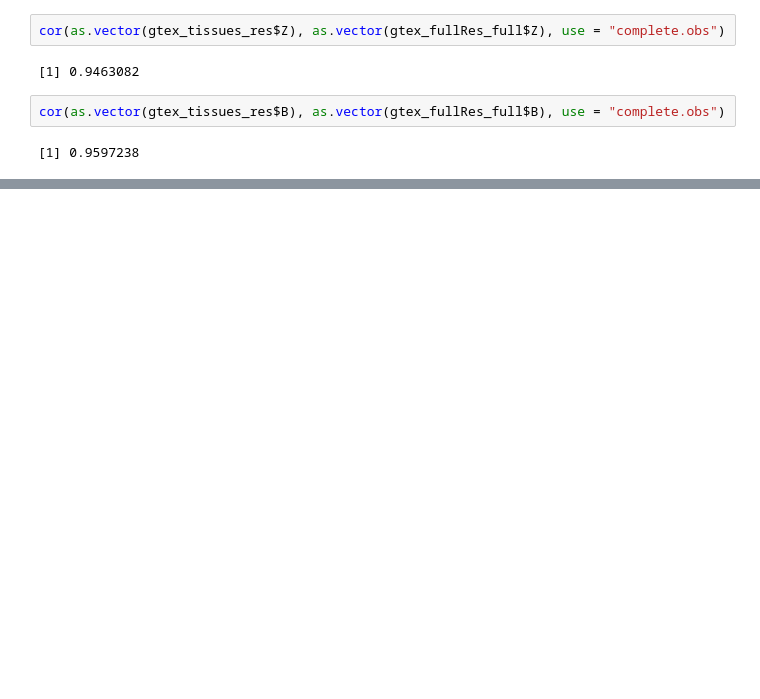
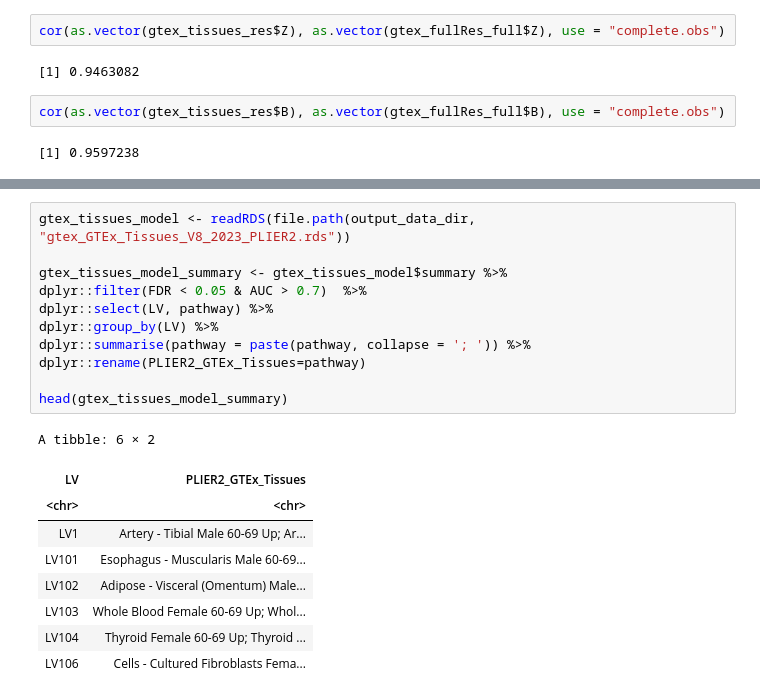
Before and after one commit to pivlab/plier2-analyses, a Jupyter notebook: nbs/01_model_building/gtex/02_gtex_priors analyses.ipynb, the cells around one changed output, grey strips where cells are left out. Cells and saved outputs as stored; diff of their text form; blank space fills up the shorter version.

```diff
--- a/nbs/01_model_building/gtex/02_gtex_priors analyses.ipynb
+++ b/nbs/01_model_building/gtex/02_gtex_priors analyses.ipynb
@@ -214,0 +238,21 @@ cor(as.vector(gtex_tissues_res$B), as.vector(gtex_fullRes_full$B), use = "comple
+# %%
+gtex_tissues_model <- readRDS(file.path(output_data_dir, "gtex_GTEx_Tissues_V8_2023_PLIER2.rds"))
+
+gtex_tissues_model_summary <- gtex_tissues_model$summary %>%
+dplyr::filter(FDR < 0.05 & AUC > 0.7)  %>%
+dplyr::select(LV, pathway) %>%
+dplyr::group_by(LV) %>%
+dplyr::summarise(pathway = paste(pathway, collapse = '; ')) %>%
+dplyr::rename(PLIER2_GTEx_Tissues=pathway)
+
+head(gtex_tissues_model_summary)
+# %% [output]
+A tibble: 6 × 2
+| LV | PLIER2_GTEx_Tissues |
+| <chr> | <chr> |
+| LV1 | Artery - Tibial Male 60-69 Up; Ar... |
+| LV101 | Esophagus - Muscularis Male 60-69... |
+| LV102 | Adipose - Visceral (Omentum) Male... |
+| LV103 | Whole Blood Female 60-69 Up; Whol... |
+| LV104 | Thyroid Female 60-69 Up; Thyroid ... |
+| LV106 | Cells - Cultured Fibroblasts Fema... |
```
Also changed, not shown: parts of 6 cells of this notebook, 12 other files.
